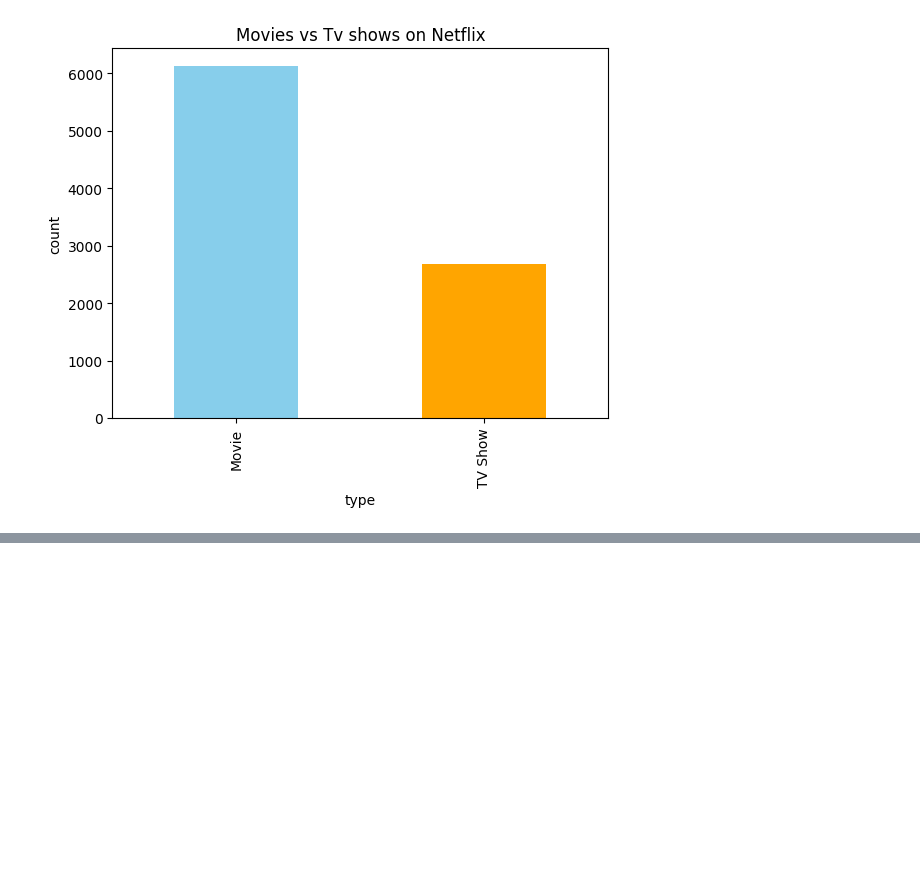
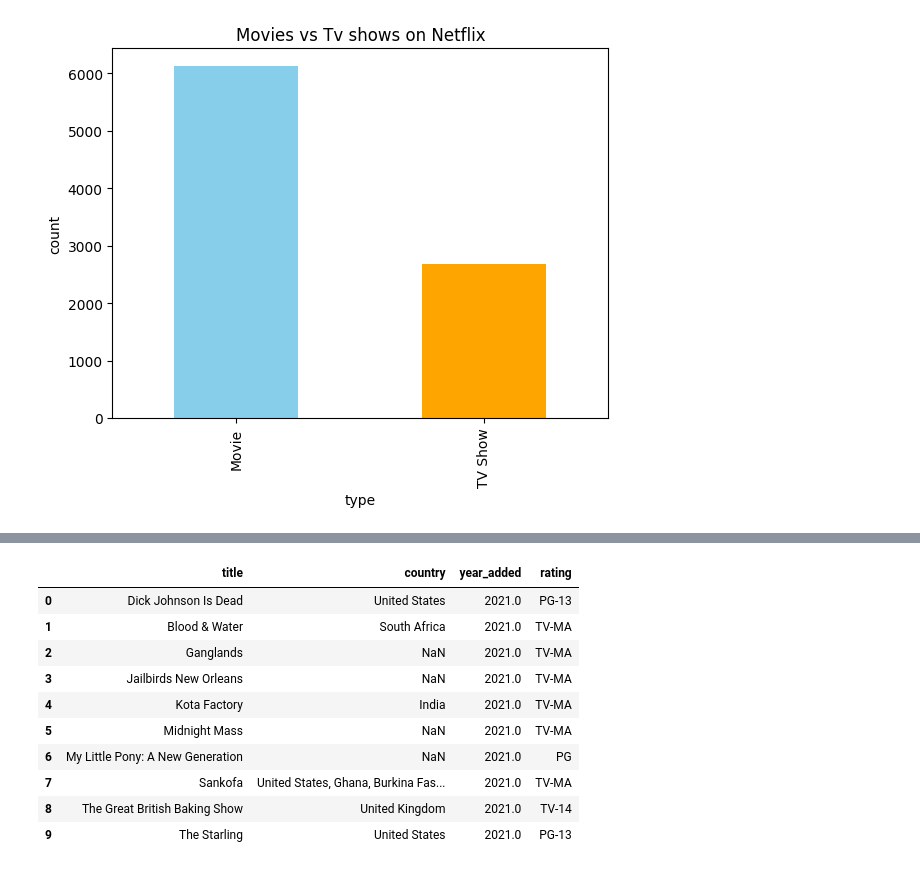
Before and after one commit to Venusvasan/My-journey, a Jupyter notebook: Notebooks/Netflix_Load.ipynb, the cells around one changed output, grey strips where cells are left out. Cells and saved outputs as stored; diff of their text form; code cells hidden in the pictures; blank space fills up the shorter version.

```diff
--- a/Notebooks/Netflix_Load.ipynb
+++ b/Notebooks/Netflix_Load.ipynb
@@ -95,0 +113,26 @@ plt.show()
+# %%
+#Convert date added column into proper date time
+df['date_added'] = pd.to_datetime(df['date_added'],errors = 'coerce')
+
+#Add a column , year_added
+df['year_added'] = df['date_added'].dt.year
+
+# fill missing values in rating column as unknown
+df['rating']= df['rating'].fillna('Unknown')
+
+#drop rows where type is missing
+df = df.dropna(subset=['type'])
+
+df[['title','country','year_added','rating']].head(10)
+# %% [output]
+|  | title | country | year_added | rating |
+| 0 | Dick Johnson Is Dead | United States | 2021.0 | PG-13 |
+| 1 | Blood & Water | South Africa | 2021.0 | TV-MA |
+| 2 | Ganglands | NaN | 2021.0 | TV-MA |
+| 3 | Jailbirds New Orleans | NaN | 2021.0 | TV-MA |
+| 4 | Kota Factory | India | 2021.0 | TV-MA |
+| 5 | Midnight Mass | NaN | 2021.0 | TV-MA |
+| 6 | My Little Pony: A New Generation | NaN | 2021.0 | PG |
+| 7 | Sankofa | United States, Ghana, Burkina Fas... | 2021.0 | TV-MA |
+| 8 | The Great British Baking Show | United Kingdom | 2021.0 | TV-14 |
+| 9 | The Starling | United States | 2021.0 | PG-13 |
```
Also changed, not shown: parts of 2 cells of this notebook.
